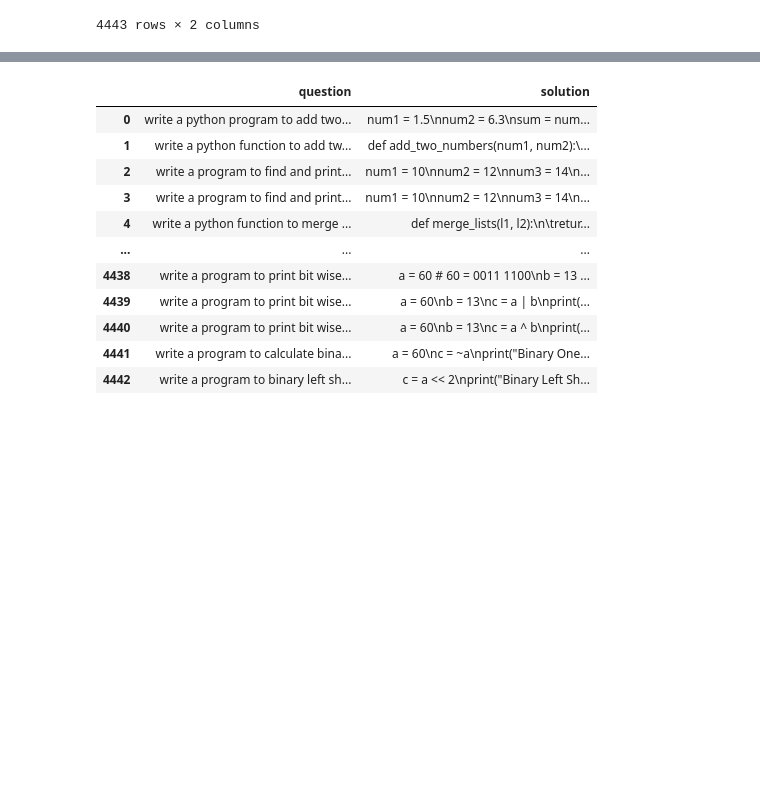
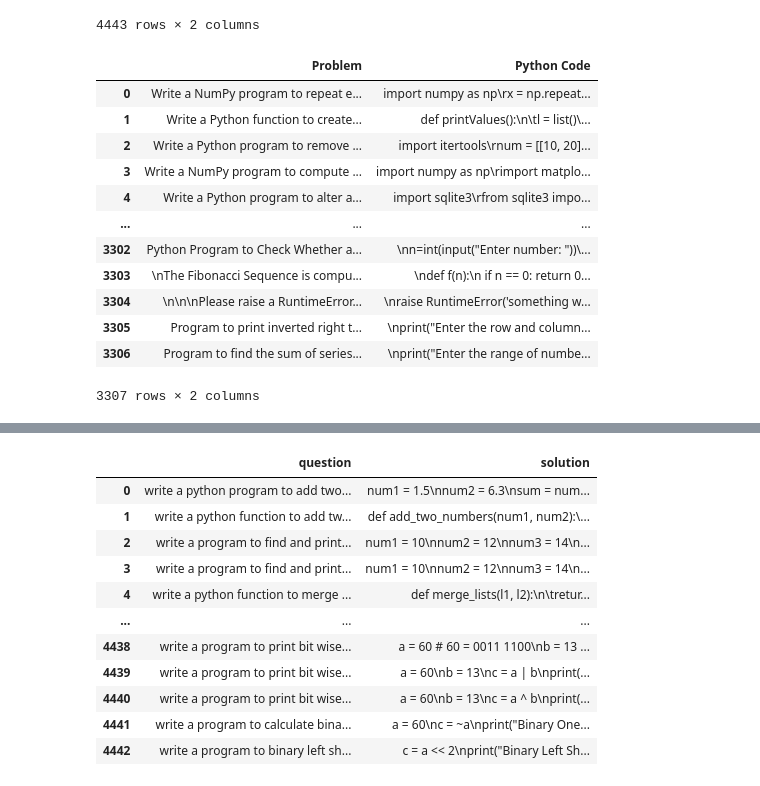
Before and after one commit to sprutxz/English-To-Python, a Jupyter notebook: PyCodeGenerator.ipynb, the cells around one changed output, grey strips where cells are left out. Drawn from its saved outputs; the diff is of its cells as text; code cells hidden in the pictures; blank space fills up the shorter version.

```diff
--- a/PyCodeGenerator.ipynb
+++ b/PyCodeGenerator.ipynb
@@ -118,0 +121,18 @@ dataset
+# %%
+df2 = pd.read_csv('ProblemSolutionPythonV3.csv')
+df2 = df2.drop('Unnamed: 0', axis=1)
+df2
+# %% [output]
+|  | Problem | Python Code |
+| 0 | Write a NumPy program to repeat e... | import numpy as np\rx = np.repeat... |
+| 1 | Write a Python function to create... | def printValues():\n\tl = list()\... |
+| 2 | Write a Python program to remove ... | import itertools\rnum = [[10, 20]... |
+| 3 | Write a NumPy program to compute ... | import numpy as np\rimport matplo... |
+| 4 | Write a Python program to alter a... | import sqlite3\rfrom sqlite3 impo... |
+| ... | ... | ... |
+| 3302 | Python Program to Check Whether a... | \nn=int(input("Enter number: "))\... |
+| 3303 | \nThe Fibonacci Sequence is compu... | \ndef f(n):\n if n == 0: return 0... |
+| 3304 | \n\n\nPlease raise a RuntimeError... | \nraise RuntimeError('something w... |
+| 3305 | Program to print inverted right t... | \nprint("Enter the row and column... |
+| 3306 | Program to find the sum of series... | \nprint("Enter the range of numbe... |
+3307 rows × 2 columns
```
Also changed, not shown: parts of 4 cells of this notebook, 4 other files.
